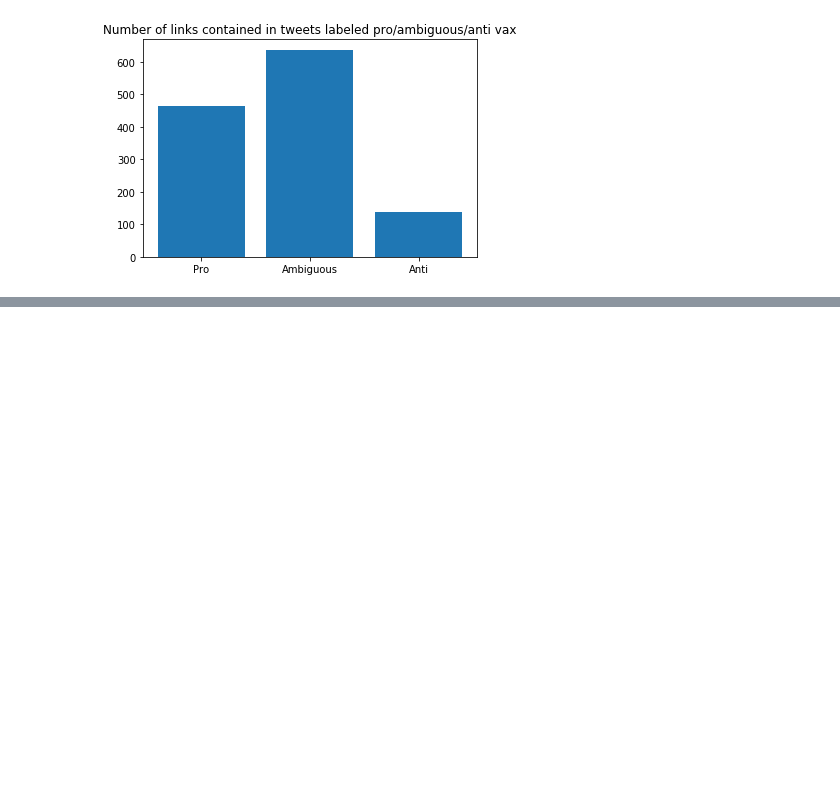
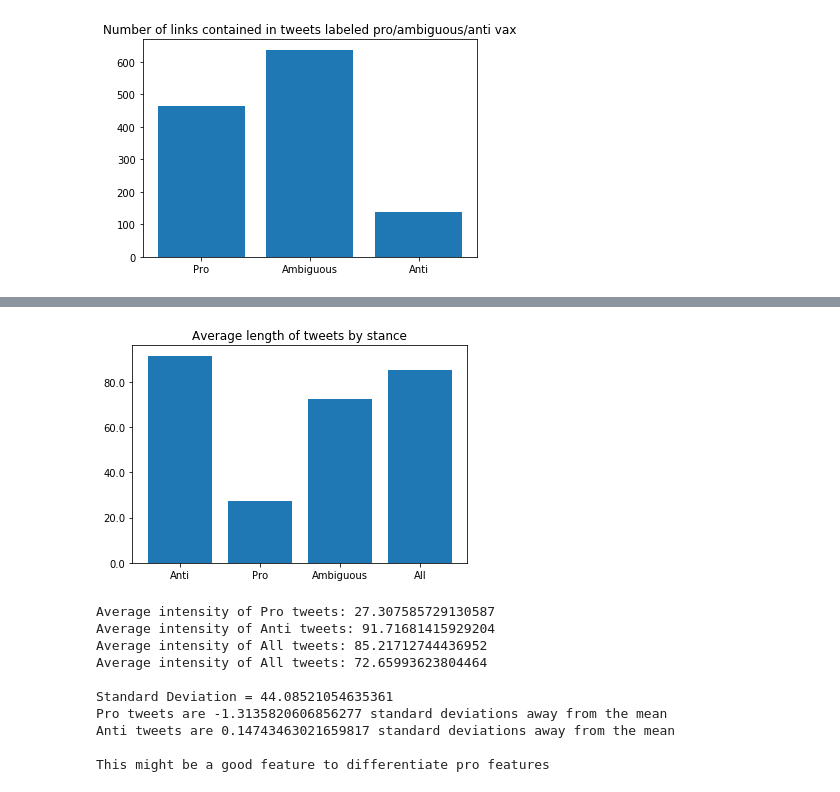
Before and after one commit to Kayala47/sure-2020, a Jupyter notebook: sure-2020-features.ipynb, the cells around one changed output, grey strips where cells are left out. Drawn from its saved outputs; the diff is of its cells as text; code cells hidden in the pictures; blank space fills up the shorter version.

```diff
--- a/sure-2020-features.ipynb
+++ b/sure-2020-features.ipynb
@@ -125,2 +143,56 @@ pyplot.show()
+# %%
+#let's compare the tweet lengths
+
+len_pro = data.loc[data.stance == 1.0, 'c_len_total']
+len_amb = data.loc[data.stance == 0.0, 'c_len_total']
+len_anti = data.loc[data.stance == -1.0, 'c_len_total']
+
+
+avg_len_anti = np.nansum(len_anti)/count_valid_items(len_anti, 'nan')
+avg_len_pro = np.nansum(len_pro)/count_valid_items(abs_int_pro, 'nan')
+avg_len_ambi = np.nansum(len_amb)/count_valid_items(len_amb, 'nan')
+avg_len_total = np.nansum(data['c_len_total'])/count_valid_items(data['c_len_total'], 'nan')
+
+x = np.arange(4)
+y1 = [avg_len_anti, avg_len_pro, avg_len_ambi, avg_len_total]
+
+def values(x, pos):
+    return '%1.1f' % (x)
+
+formatter = FuncFormatter(values)
+fig, ax = pyplot.subplots()
+ax.yaxis.set_major_formatter(formatter)
+
+pyplot.bar(x, y1)
+
+pyplot.xticks(x, ('Anti', 'Pro', 'Ambiguous', 'All'))
+pyplot.title("Average length of tweets by stance")
+
+pyplot.show()
+
+stdev = statistics.pstdev(data['c_len_total'])
+
+print("Average intensity of Pro tweets: {}".format(avg_len_pro))
+print("Average intensity of Anti tweets: {}".format(avg_len_anti))
+print("Average intensity of All tweets: {}".format(avg_len_total))
+print("Average intensity of All tweets: {} \n".format(avg_len_ambi))
+
+print("Standard Deviation = {}".format(stdev))
+print("Pro tweets are {} standard deviations away from the mean".format((avg_len_pro - avg_len_total)/stdev))
+print("Anti tweets are {} standard deviations away from the mean \n".format(abs(avg_len_anti - avg_len_total)/stdev))
+
+print("This might be a good feature to differentiate pro features")
+# %% [output]
+[figure, added]
+Average intensity of Pro tweets: 27.307585729130587
+Average intensity of Anti tweets: 91.71681415929204
+Average intensity of All tweets: 85.21712744436952
+Average intensity of All tweets: 72.65993623804464
+
+Standard Deviation = 44.08521054635361
+Pro tweets are -1.3135820606856277 standard deviations away from the mean
+Anti tweets are 0.14743463021659817 standard deviations away from the mean
+
+This might be a good feature to differentiate pro features
 # %%
 #let's explore the intensity feature
```
Also changed, not shown: parts of 9 cells of this notebook.
